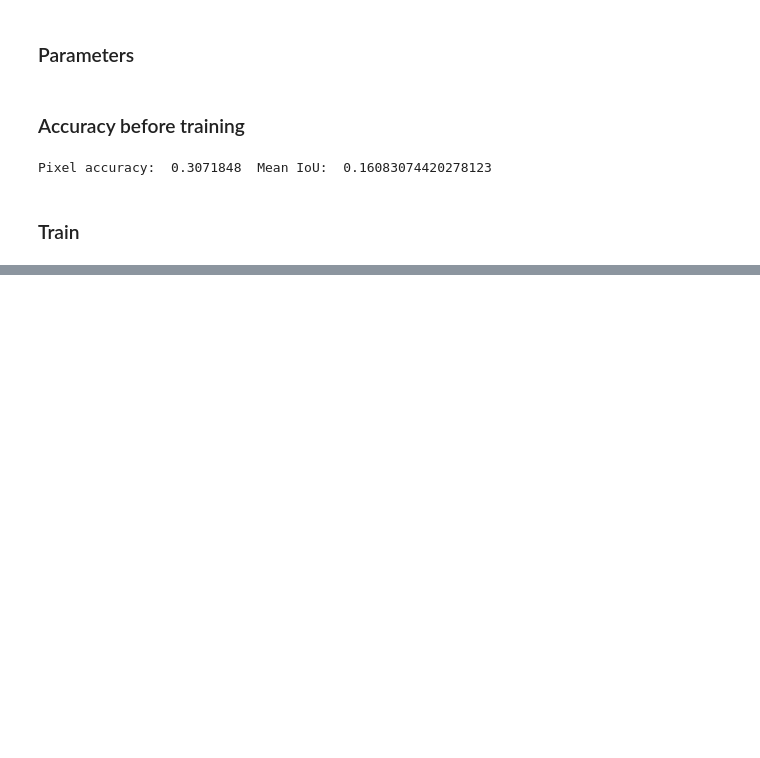
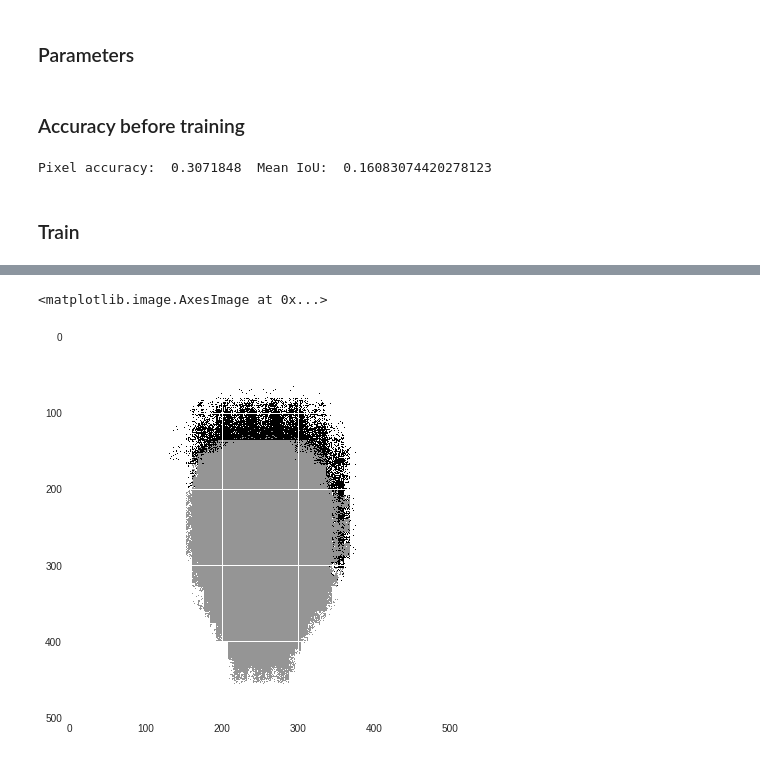
Before and after one commit to betogaona7/hairstyle, a Jupyter notebook: HS-Segment-Technique/FCN_CRF.ipynb, the cells around one changed output, grey strips where cells are left out. Saved outputs shown, nothing was run; the diff lists cells and outputs as text; code cells hidden in the pictures; blank space fills up the shorter version.

```diff
--- a/HS-Segment-Technique/FCN_CRF.ipynb
+++ b/HS-Segment-Technique/FCN_CRF.ipynb
@@ -386,0 +550,5 @@ Pixel accuracy:  0.8445634951456311  Mean IoU:  0.5116770614689133
+# %%
+plt.imshow(pred[0])
+# %% [output]
+<matplotlib.image.AxesImage at 0x...>
+[figure, added]
```
Also changed, not shown: parts of 19 cells of this notebook.
